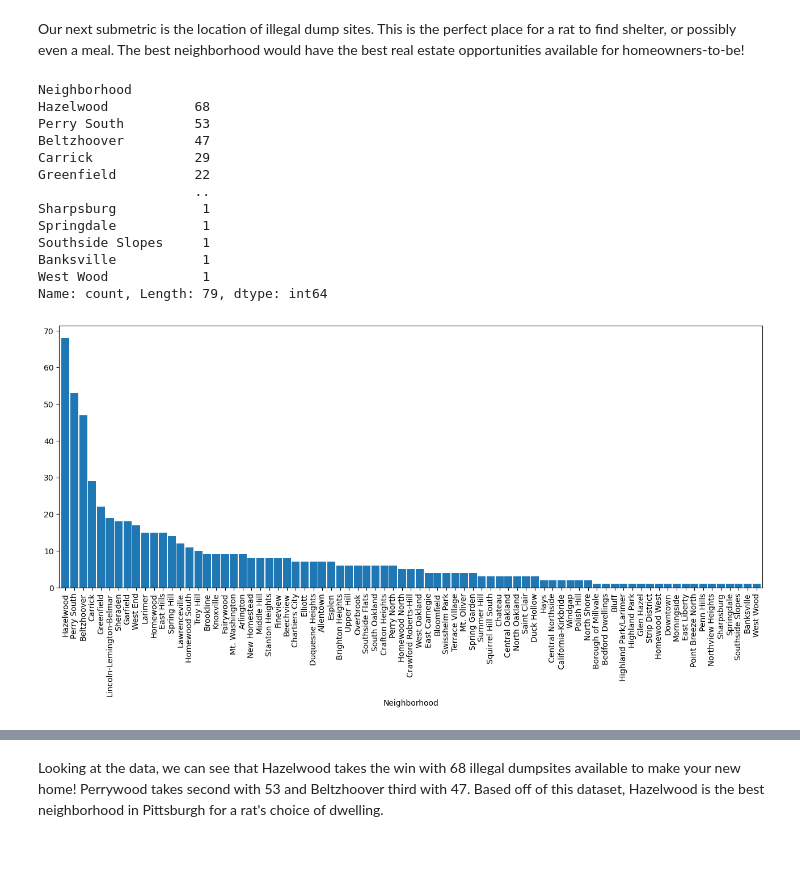
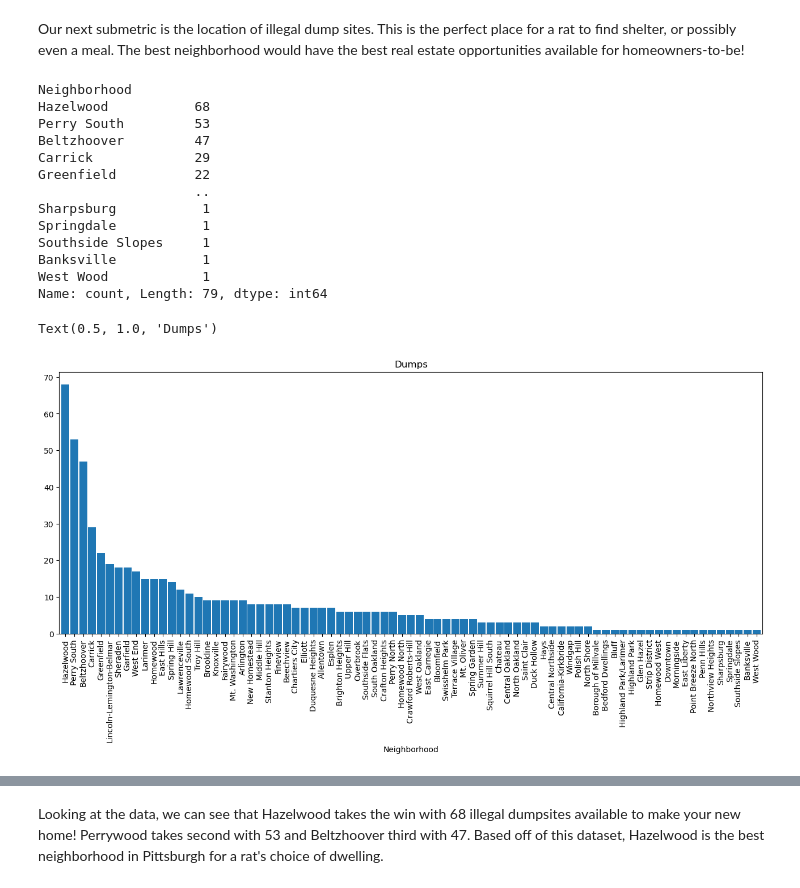
Before and after one commit to MNM75/CMPINF-Final-Rats, a Jupyter notebook: Chaney-DumpData.ipynb, the cells around one changed output, grey strips where cells are left out. Saved outputs shown, nothing was run; the diff lists cells and outputs as text; code cells hidden in the pictures; blank space fills up the shorter version.

Commit message:
new graphs..

```diff
--- a/Chaney-DumpData.ipynb
+++ b/Chaney-DumpData.ipynb
@@ -11,25 +11,26 @@ import matplotlib.pyplot as plt
 # %%
 dump_csv="https://data.wprdc.org/dataset/ed4cf849-d323-4d01-8a13-675d283f1ac9/resource/ee834d8d-ae71-4b3b-b02b-312ba321ff17/download/illegaldumpsites.csv"
 dump_data=pd.read_csv(dump_csv, encoding="latin1")
 mask=dump_data['City']=='Pittsburgh'
 pitt=dump_data[mask]
 #print(pitt)
 neigh=pitt["Neighborhood"].value_counts()
 print(neigh)
 neigh.plot(kind='bar',width=0.9, figsize=(16,6))
-plt.show()
+plt.title("Dumps")
 # %% [output]
 Neighborhood
 Hazelwood           68
 Perry South         53
 Beltzhoover         47
 Carrick             29
 Greenfield          22
                     ..
 Sharpsburg           1
 Springdale           1
 Southside Slopes     1
 Banksville           1
 West Wood            1
 Name: count, Length: 79, dtype: int64
+Text(0.5, 1.0, 'Dumps')
-[figure, old version]
+[figure, new version]
```
Also changed, not shown: parts of 5 cells of this notebook.
